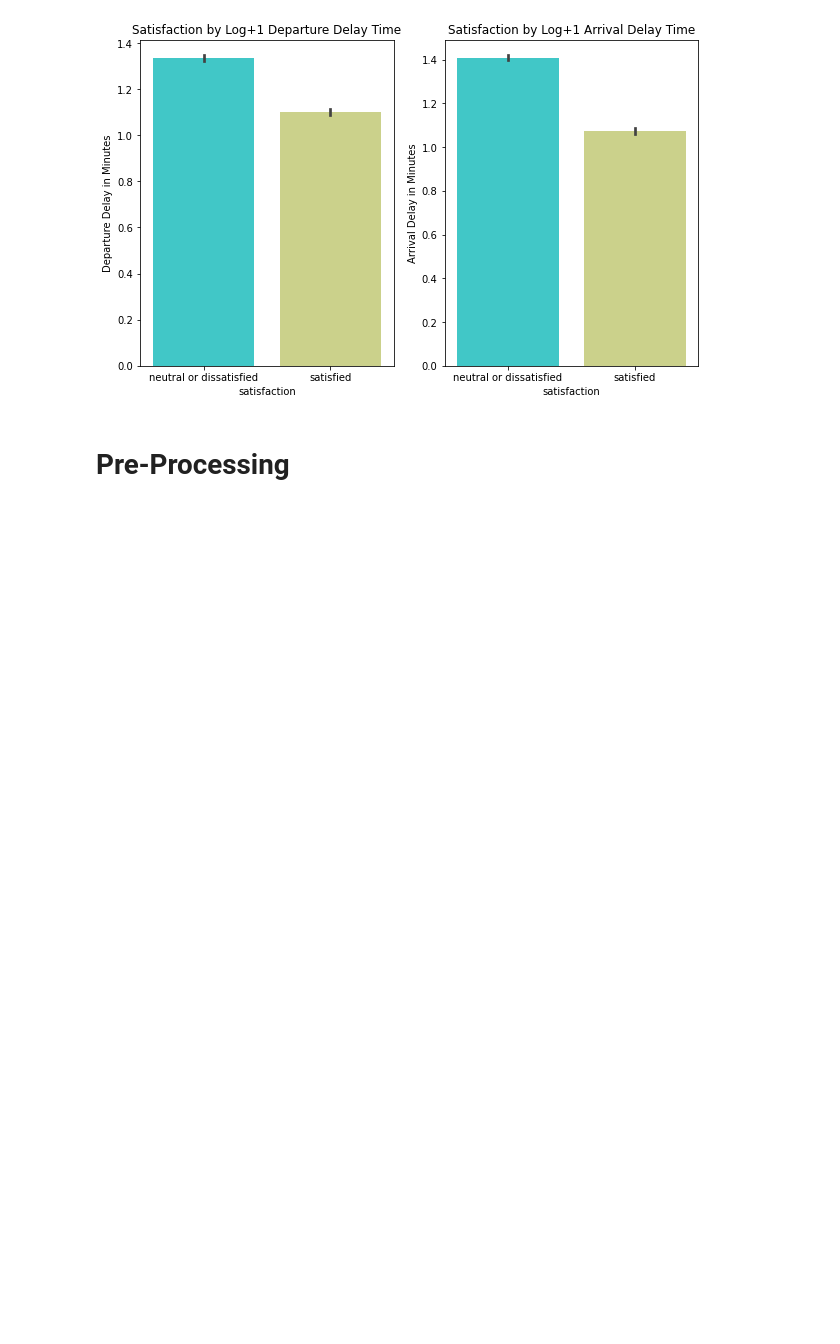
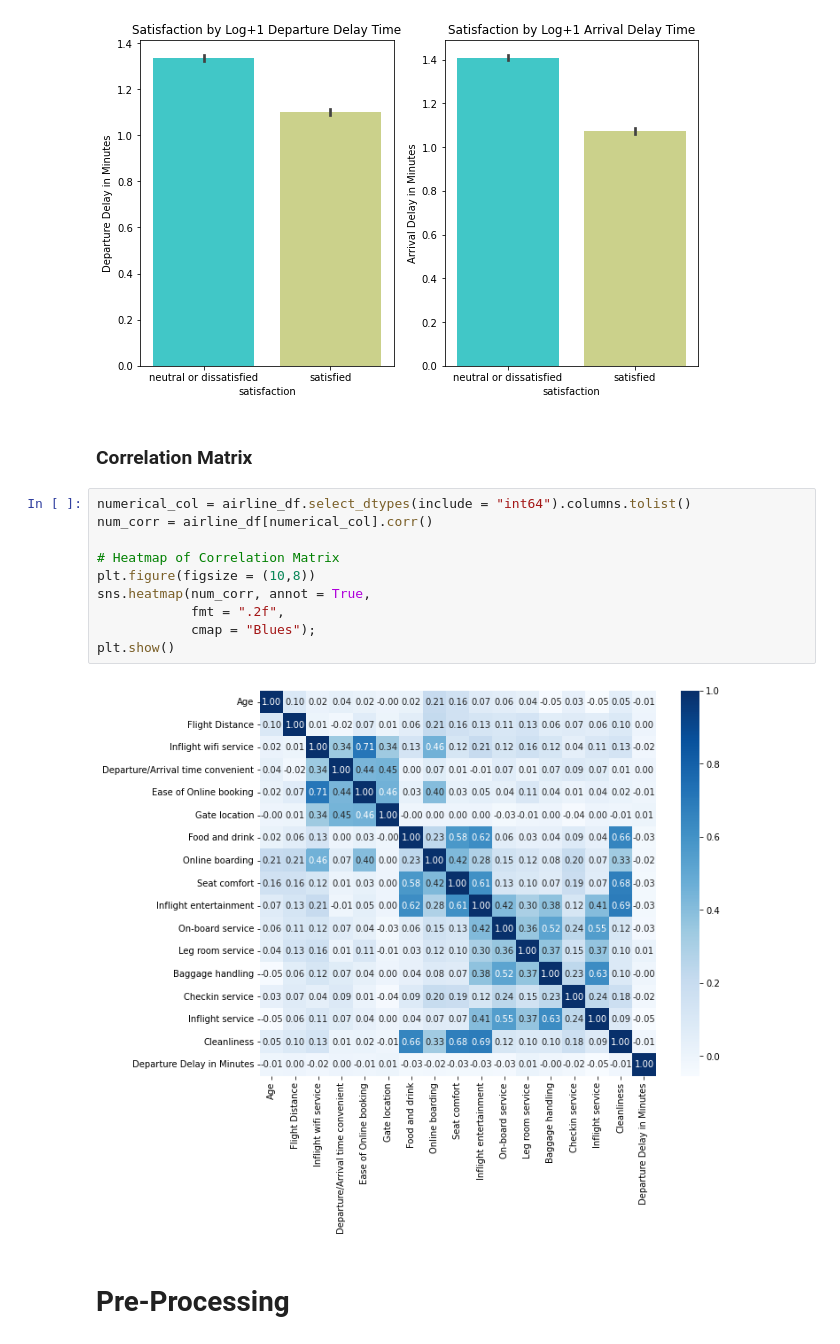
Before and after one commit to nlee98/ADS-505-Business-Analytics, a Jupyter notebook: ADS_505_Final_Project_NL.ipynb, the cells around one changed output. Cells and saved outputs as stored; diff of their text form; blank space fills up the shorter version.

```diff
--- a/ADS_505_Final_Project_NL.ipynb
+++ b/ADS_505_Final_Project_NL.ipynb
@@ -447,6 +449,20 @@ plt.title("Satisfaction by Log+1 Arrival Delay Time")
 plt.show()
 # %% [output]
 [figure]
+# %% [markdown]
+### Correlation Matrix
+# %%
+numerical_col = airline_df.select_dtypes(include = "int64").columns.tolist()
+num_corr = airline_df[numerical_col].corr()
+
+# Heatmap of Correlation Matrix
+plt.figure(figsize = (10,8))
+sns.heatmap(num_corr, annot = True,
+            fmt = ".2f",
+            cmap = "Blues");
+plt.show()
+# %% [output]
+[figure, added]
 # %% [markdown]
 # Pre-Processing #
 # %%
```
Also changed, not shown: parts of 5 cells of this notebook.
